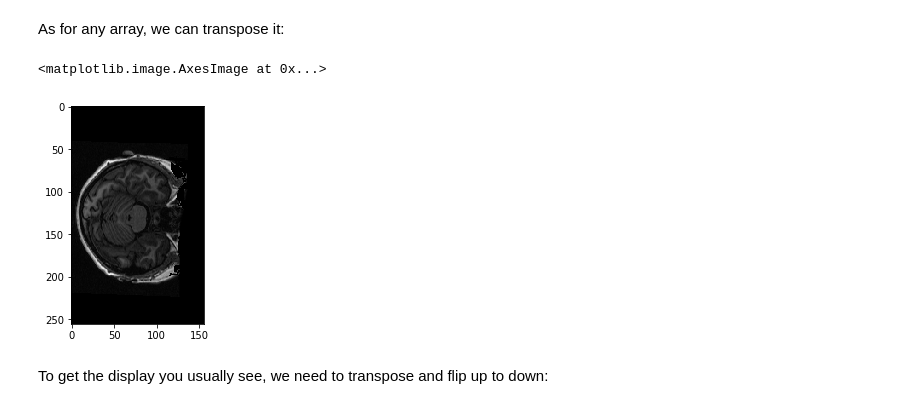
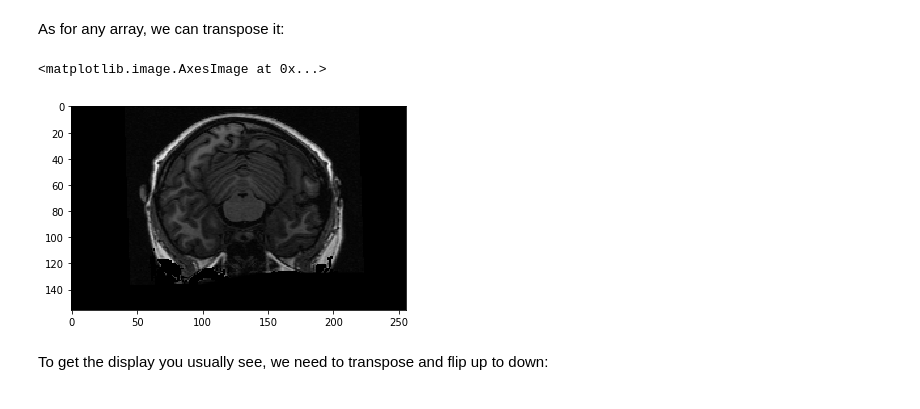
Before and after one commit to matthew-brett/msc_imaging, a Jupyter notebook: images_3d.ipynb, the cells around one changed output. Saved outputs shown, nothing was run; the diff lists cells and outputs as text; code cells hidden in the pictures.

Commit message:
Fix up, extend images_3d notebook.

```diff
--- a/images_3d.ipynb
+++ b/images_3d.ipynb
@@ -119,10 +123,10 @@ plt.imshow(data[:, :, 127])
 # %% [markdown]
 As for any array, we can transpose it:
 # %%
-plt.imshow(data[:, :, 127])
+plt.imshow(data[:, :, 127].T)
 # %% [output]
 <matplotlib.image.AxesImage at 0x...>
-[figure, old version]
+[figure, new version]
 # %% [markdown]
 To get the display you usually see, we need to transpose and flip up to down:
 # %%
```
Also changed, not shown: parts of 4 cells of this notebook.
